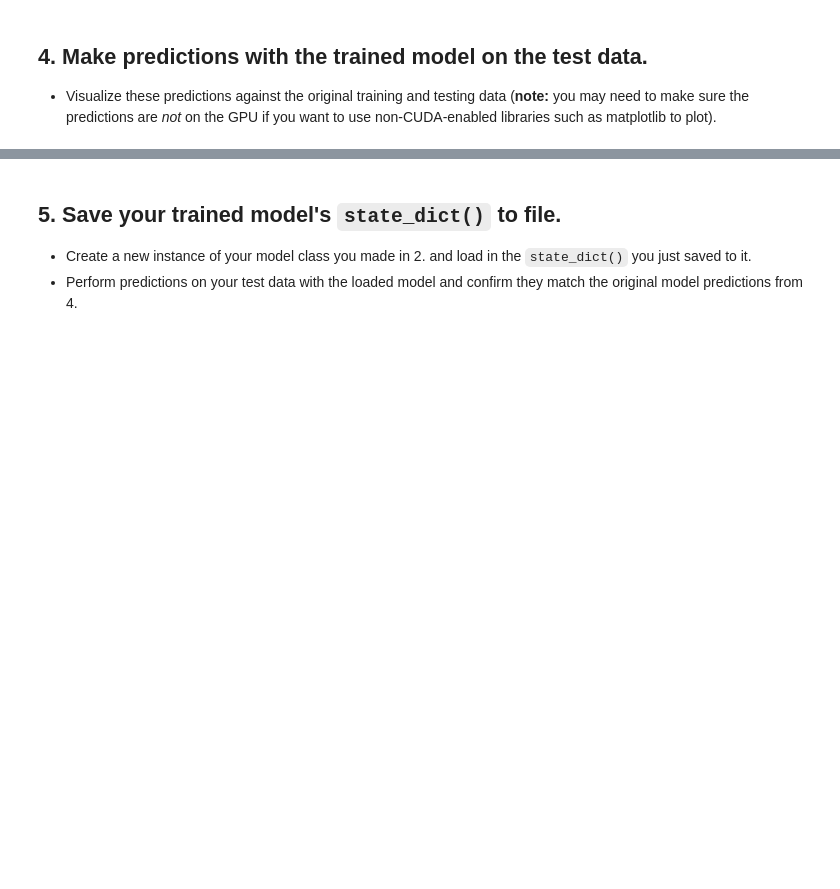
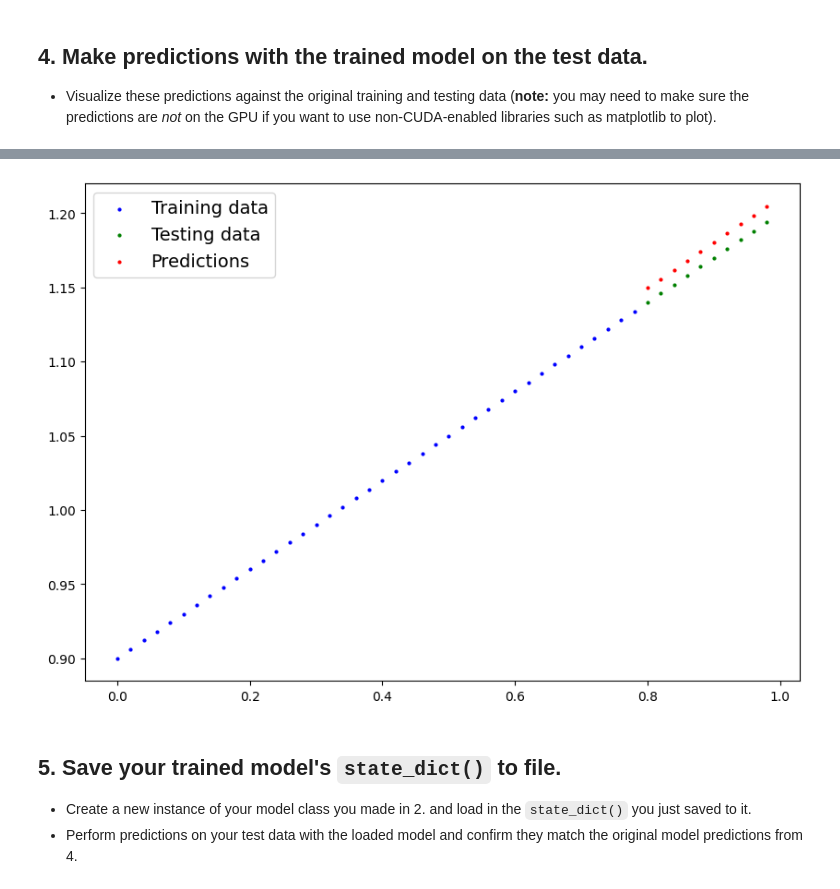
Before and after one commit to emrecosgun314/pytorch-deep-learning, a Jupyter notebook: extras/exercises/01_pytorch_workflow_exercises.ipynb, the cells around one changed output, grey strips where cells are left out. Cells and saved outputs as stored; diff of their text form; code cells hidden in the pictures; blank space fills up the shorter version.

```diff
--- a/extras/exercises/01_pytorch_workflow_exercises.ipynb
+++ b/extras/exercises/01_pytorch_workflow_exercises.ipynb
@@ -196,3 +208,8 @@ for epoch in range(epochs):
   * Visualize these predictions against the original training and testing data (**note:** you may need to make sure the predictions are *not* on the GPU if you want to use non-CUDA-enabled libraries such as matplotlib to plot).
 # %%
 # Make predictions with the model
+model_0.eval()
+
+with torch.inference_mode():
+    y_preds = model_0(X_test)
+y_preds
@@ -199,5 +227,8 @@ for epoch in range(epochs):
 # %%
 # Plot the predictions (these may need to be on a specific device)
+plot_predictions(predictions=y_preds)
+# %% [output]
+[figure, added]
 # %% [markdown]
 ## 5. Save your trained model's `state_dict()` to file.
   * Create a new instance of your model class you made in 2. and load in the `state_dict()` you just saved to it.
```
Also changed, not shown: parts of 3 cells of this notebook.
